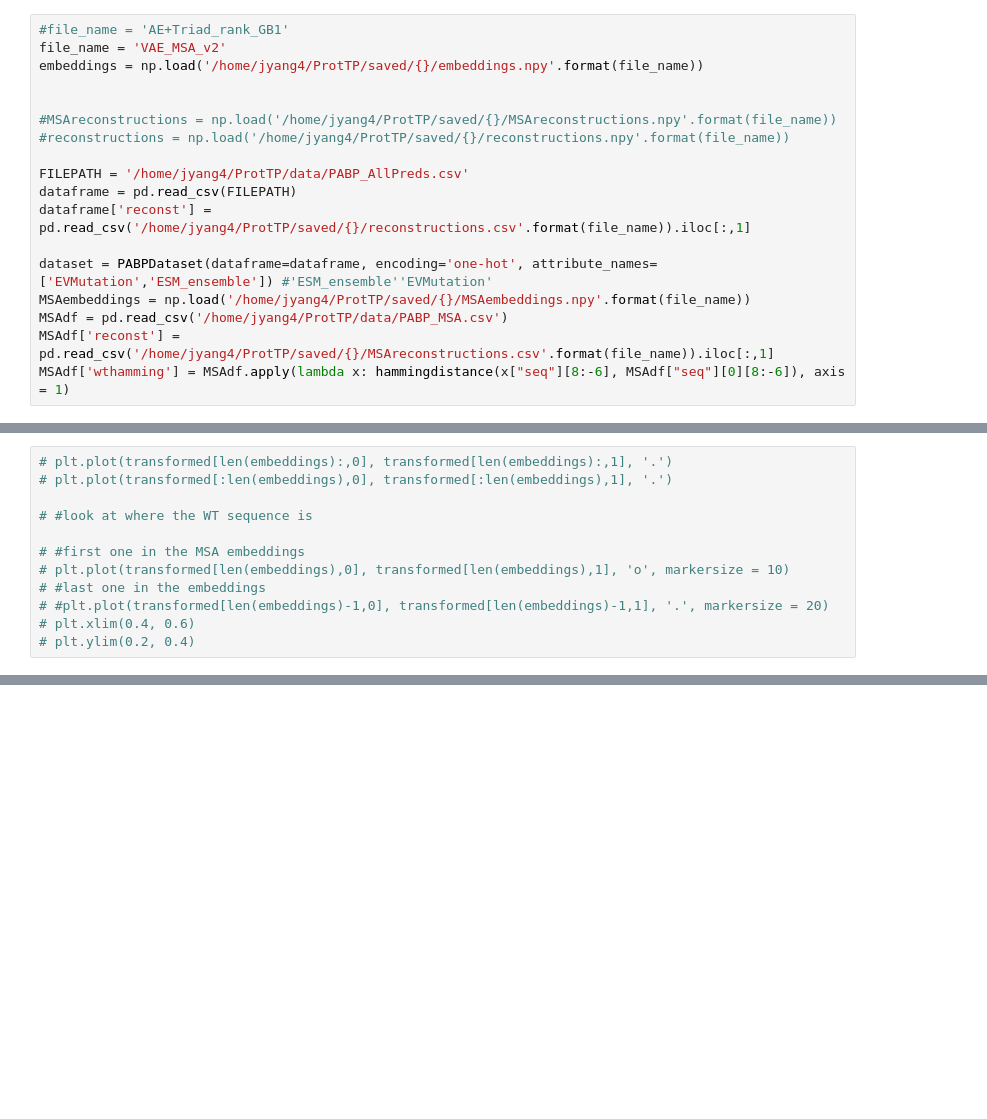
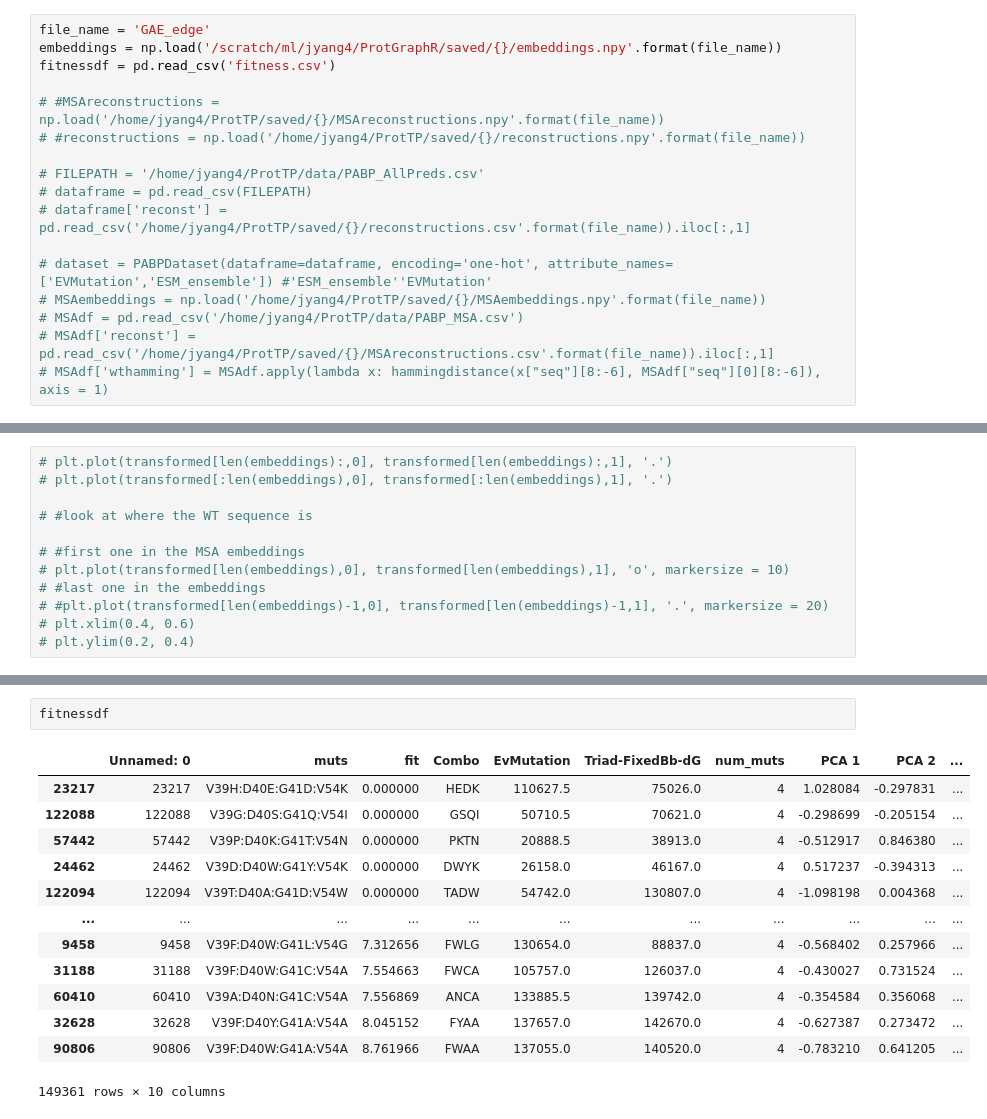
Before and after one commit to jsunn-y/ProtGraphR, a Jupyter notebook: analysis/visualization.ipynb, the cells around one changed output, grey strips where cells are left out. Cells and saved outputs as stored; diff of their text form; blank space fills up the shorter version.

```diff
--- a/analysis/visualization.ipynb
+++ b/analysis/visualization.ipynb
@@ -39,20 +39,19 @@ mpl.rcParams['axes.linewidth'] = 2
 mpl.rcParams['xtick.major.width'] = 2
 mpl.rcParams['ytick.major.width'] = 2
 # %%
-#file_name = 'AE+Triad_rank_GB1'
-file_name = 'VAE_MSA_v2'
-embeddings = np.load('/home/jyang4/ProtTP/saved/{}/embeddings.npy'.format(file_name))
+file_name = 'GAE_edge'
+embeddings = np.load('/scratch/ml/jyang4/ProtGraphR/saved/{}/embeddings.npy'.format(file_name))
+fitnessdf = pd.read_csv('fitness.csv')
 
+# #MSAreconstructions = np.load('/home/jyang4/ProtTP/saved/{}/MSAreconstructions.npy'.format(file_name))
+# #reconstructions = np.load('/home/jyang4/ProtTP/saved/{}/reconstructions.npy'.format(file_name))
 
-#MSAreconstructions = np.load('/home/jyang4/ProtTP/saved/{}/MSAreconstructions.npy'.format(file_name))
-#reconstructions = np.load('/home/jyang4/ProtTP/saved/{}/reconstructions.npy'.format(file_name))
+# FILEPATH = '/home/jyang4/ProtTP/data/PABP_AllPreds.csv'
+# dataframe = pd.read_csv(FILEPATH)
+# dataframe['reconst'] = pd.read_csv('/home/jyang4/ProtTP/saved/{}/reconstructions.csv'.format(file_name)).iloc[:,1]
 
-FILEPATH = '/home/jyang4/ProtTP/data/PABP_AllPreds.csv'
-dataframe = pd.read_csv(FILEPATH)
-dataframe['reconst'] = pd.read_csv('/home/jyang4/ProtTP/saved/{}/reconstructions.csv'.format(file_name)).iloc[:,1]
-
-dataset = PABPDataset(dataframe=dataframe, encoding='one-hot', attribute_names=['EVMutation','ESM_ensemble']) #'ESM_ensemble''EVMutation'
-MSAembeddings = np.load('/home/jyang4/ProtTP/saved/{}/MSAembeddings.npy'.format(file_name))
-MSAdf = pd.read_csv('/home/jyang4/ProtTP/data/PABP_MSA.csv')
-MSAdf['reconst'] = pd.read_csv('/home/jyang4/ProtTP/saved/{}/MSAreconstructions.csv'.format(file_name)).iloc[:,1]
-MSAdf['wthamming'] = MSAdf.apply(lambda x: hammingdistance(x["seq"][8:-6], MSAdf["seq"][0][8:-6]), axis = 1)
+# dataset = PABPDataset(dataframe=dataframe, encoding='one-hot', attribute_names=['EVMutation','ESM_ensemble']) #'ESM_ensemble''EVMutation'
+# MSAembeddings = np.load('/home/jyang4/ProtTP/saved/{}/MSAembeddings.npy'.format(file_name))
+# MSAdf = pd.read_csv('/home/jyang4/ProtTP/data/PABP_MSA.csv')
+# MSAdf['reconst'] = pd.read_csv('/home/jyang4/ProtTP/saved/{}/MSAreconstructions.csv'.format(file_name)).iloc[:,1]
+# MSAdf['wthamming'] = MSAdf.apply(lambda x: hammingdistance(x["seq"][8:-6], MSAdf["seq"][0][8:-6]), axis = 1)
@@ -186,3 +102,19 @@ array([0.10895162, 0.09303148])
+# %%
+fitnessdf
+# %% [output]
+|  | Unnamed: 0 | muts | fit | Combo | EvMutation | Triad-FixedBb-dG | num_muts | PCA 1 | PCA 2 | ... |
+| 23217 | 23217 | V39H:D40E:G41D:V54K | 0.000000 | HEDK | 110627.5 | 75026.0 | 4 | 1.028084 | -0.297831 | ... |
+| 122088 | 122088 | V39G:D40S:G41Q:V54I | 0.000000 | GSQI | 50710.5 | 70621.0 | 4 | -0.298699 | -0.205154 | ... |
+| 57442 | 57442 | V39P:D40K:G41T:V54N | 0.000000 | PKTN | 20888.5 | 38913.0 | 4 | -0.512917 | 0.846380 | ... |
+| 24462 | 24462 | V39D:D40W:G41Y:V54K | 0.000000 | DWYK | 26158.0 | 46167.0 | 4 | 0.517237 | -0.394313 | ... |
+| 122094 | 122094 | V39T:D40A:G41D:V54W | 0.000000 | TADW | 54742.0 | 130807.0 | 4 | -1.098198 | 0.004368 | ... |
+| ... | ... | ... | ... | ... | ... | ... | ... | ... | ... | ... |
+| 9458 | 9458 | V39F:D40W:G41L:V54G | 7.312656 | FWLG | 130654.0 | 88837.0 | 4 | -0.568402 | 0.257966 | ... |
+| 31188 | 31188 | V39F:D40W:G41C:V54A | 7.554663 | FWCA | 105757.0 | 126037.0 | 4 | -0.430027 | 0.731524 | ... |
+| 60410 | 60410 | V39A:D40N:G41C:V54A | 7.556869 | ANCA | 133885.5 | 139742.0 | 4 | -0.354584 | 0.356068 | ... |
+| 32628 | 32628 | V39F:D40Y:G41A:V54A | 8.045152 | FYAA | 137657.0 | 142670.0 | 4 | -0.627387 | 0.273472 | ... |
+| 90806 | 90806 | V39F:D40W:G41A:V54A | 8.761966 | FWAA | 137055.0 | 140520.0 | 4 | -0.783210 | 0.641205 | ... |
+149361 rows × 10 columns
 # %%
 fig, axs = plt.subplots(nrows=2, ncols=2, figsize=(12,8))
 
```
Also changed, not shown: parts of 14 cells of this notebook, 53 other files.
